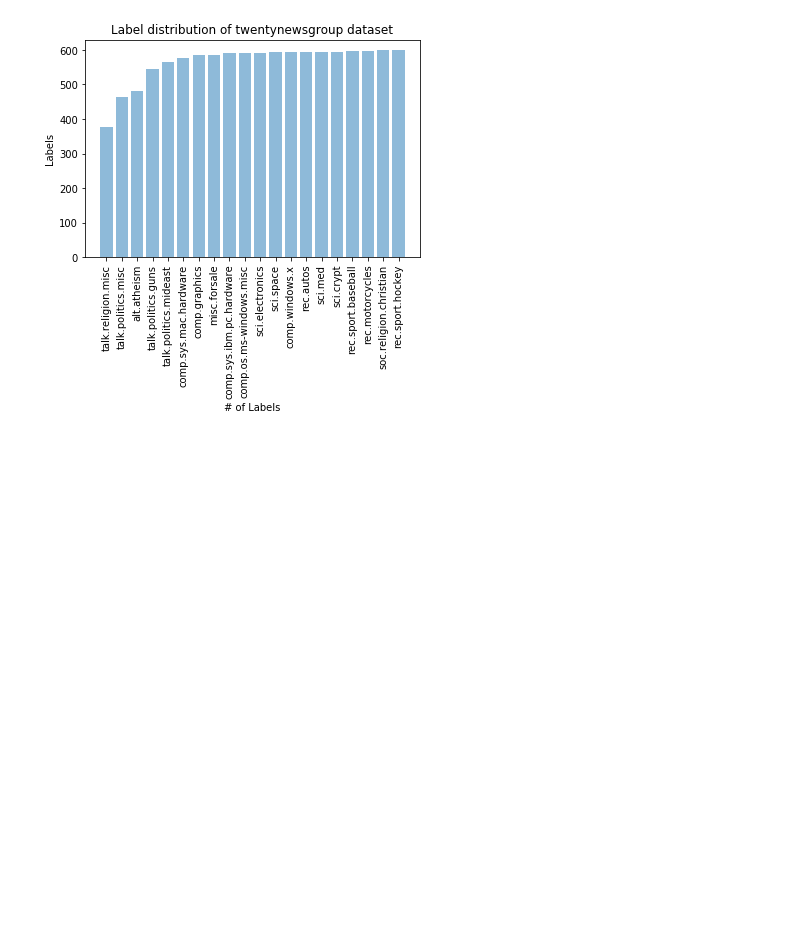
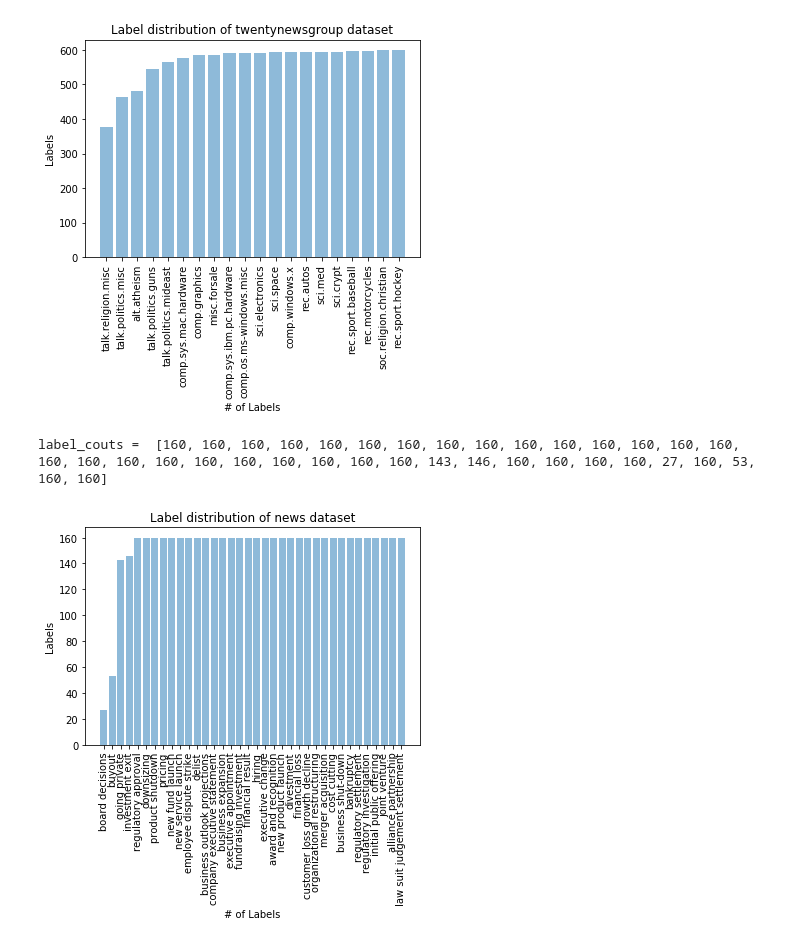
Before and after one commit to fatemerhmi/MTLV, a Jupyter notebook: notebooks/plots.ipynb, the cells around one changed output. Saved outputs shown, nothing was run; the diff lists cells and outputs as text; code cells hidden in the pictures; blank space fills up the shorter version.

Commit message:
working on news plots

```diff
--- a/notebooks/plots.ipynb
+++ b/notebooks/plots.ipynb
@@ -96,9 +96,12 @@ std of tokens: 2158.6502642130895
 # %% [markdown]
 # plotting label distribution (train dataset)
 # %%
-def plot_label_distro(labels, train_path, dataset_name):
+def plot_label_distro(labels, train_path, test_path, dataset_name):
     df = pd.read_csv(train_path)
     df['labels'] = df.apply(lambda row: ast.literal_eval(row['labels']), axis=1)
+
+
+
     label_counts = np.array(df.labels.to_list()).sum(axis=0)
     print("label_couts = ", list(label_counts))
     df_sorted = pd.DataFrame(list(zip(labels, label_counts)), columns=['labels', 'counts'])
@@ -141,3 +147,11 @@ plot_label_distro(twentynewsgroup_labels, train_path, "twentynewsgroup")
 # %% [output]
 label_couts =  [593, 597, 546, 599, 377, 595, 594, 465, 591, 594, 578, 585, 600, 591, 593, 598, 564, 584, 480, 590]
 [figure]
+# %%
+ news_labels = ['new service launch', 'executive change', 'award and recognition', 'new product launch', 'divestment', 'financial loss', 'customer loss growth decline', 'organizational restructuring', 'merger acquisition', 'cost cutting', 'business shut-down', 'bankruptcy', 'regulatory settlement', 'regulatory investigation', 'initial public offering', 'joint venture', 'hiring', 'financial result', 'fundraising investment', 'executive appointment', 'regulatory approval', 'downsizing', 'product shutdown', 'pricing', 'new fund launch', 'going private', 'investment exit', 'employee dispute strike', 'delist', 'business outlook projections', 'company executive statement', 'board decisions', 'business expansion', 'buyout', 'alliance partnership', 'law suit judgement settlement']
+
+train_path = "../data/news/train.csv"
+plot_label_distro(news_labels, train_path, "news")
+# %% [output]
+label_couts =  [160, 160, 160, 160, 160, 160, 160, 160, 160, 160, 160, 160, 160, 160, 160, 160, 160, 160, 160, 160, 160, 160, 160, 160, 160, 143, 146, 160, 160, 160, 160, 27, 160, 53, 160, 160]
+[figure, added]
```
Also changed, not shown: parts of 1 cell of this notebook.
